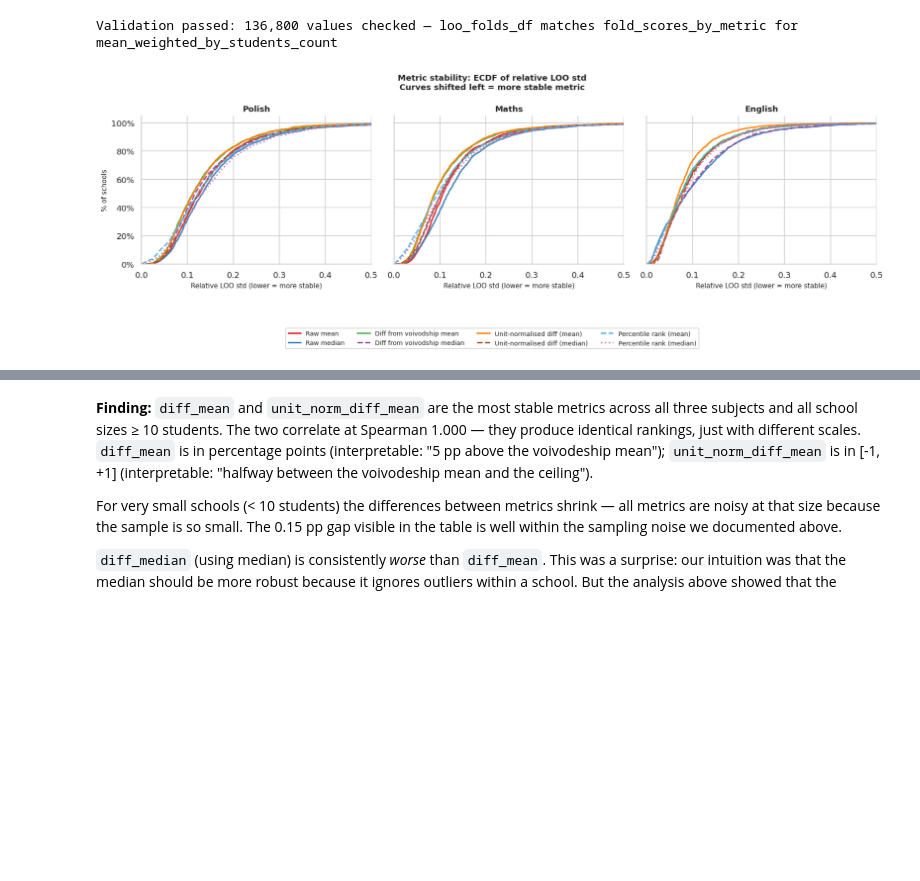
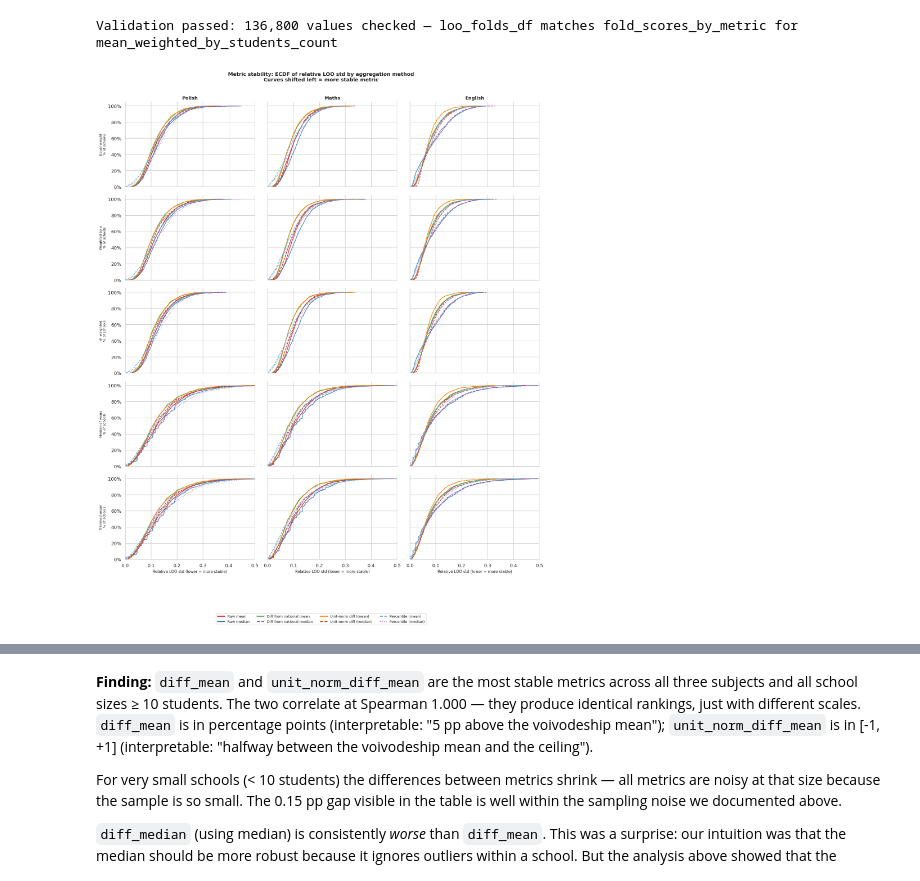
Before and after one commit to herbakamil/compare-primary-schools-mazowieckie, a Jupyter notebook: notebooks/how_to_measure_school_quality.ipynb, the cells around one changed output, grey strips where cells are left out. Saved outputs shown, nothing was run; the diff lists cells and outputs as text; code cells hidden in the pictures; blank space fills up the shorter version.

```diff
--- a/notebooks/how_to_measure_school_quality.ipynb
+++ b/notebooks/how_to_measure_school_quality.ipynb
@@ -1560,50 +1581,80 @@ validate_loo_folds_df(fold_scores_by_metric, loo_folds_df)
 # %% [output]
 Validation passed: 136,800 values checked — loo_folds_df matches fold_scores_by_metric for mean_weighted_by_students_count
 # %%
-# ── Plot: ECDF of relative LOO std per metric, per subject ───────────────────
+# ── ECDF of relative LOO std: 5 aggregation methods × 3 subjects ─────────────
 METRIC_DISPLAY = {
-    'mean':               ('Raw mean',                       '#e41a1c', '-'),
-    'median':             ('Raw median',                     '#377eb8', '-'),
-    'diff_mean':           ('Diff from voivodship mean',            '#4daf4a', '-'),
-    'diff_median':           ('Diff from voivodship median',          '#984ea3', '--'),
-    'unit_norm_diff_mean': ('Unit-normalised diff (mean)',    '#ff7f00', '-'),
-    'unit_norm_diff_median': ('Unit-normalised diff (median)',  '#a65628', '--'),
-    'pct_mean':           ('Percentile rank (mean)',         '#56b4e9', '--'),
-    'pct_median':         ('Percentile rank (median)',       '#cc79a7', ':'),
+    'mean':                  ('Raw mean',                    '#e41a1c', '-'),
+    'median':                ('Raw median',                  '#377eb8', '-'),
+    'diff_mean':             ('Diff from national mean',     '#4daf4a', '-'),
+    'diff_median':           ('Diff from national median',   '#984ea3', '--'),
+    'unit_norm_diff_mean':   ('Unit-norm diff (mean)',        '#ff7f00', '-'),
+    'unit_norm_diff_median': ('Unit-norm diff (median)',      '#a65628', '--'),
+    'pct_mean':              ('Percentile (mean)',            '#56b4e9', '--'),
+    'pct_median':            ('Percentile (median)',          '#cc79a7', ':'),
 }
 
-fig, axes = plt.subplots(1, 3, figsize=(15, 5), sharey=True)
+AGG_METHOD_LABELS = {
+    'mean':                                'Equal weight',
+    'mean_weighted_by_students_count':     'Weighted by n',
+    'mean_weighted_by_students_count_sqrt':'√n-weighted',
+    'median':                              'Median of years',
+    'trimmed_mean':                        'Trimmed mean',
+}
 
-for ax, subject in zip(axes, core_short):
-    sub = loo[loo['subject'] == subject]
-    for metric_name, (label, color, ls) in METRIC_DISPLAY.items():
-        col = f'rel_{metric_name}'
-        if col not in sub.columns:
-            continue
-        x = np.sort(sub[col].dropna().values)
-        y = np.arange(1, len(x) + 1) / len(x) * 100
-        ax.plot(x, y, label=label, color=color, lw=2, ls=ls, alpha=0.9)
+fig, axes = plt.subplots(
+    len(AGG_METHODS), len(core_short),
+    figsize=(15, 3.5 * len(AGG_METHODS)),
+    sharey=True, sharex=True,
+)
 
-    ax.set_title(SUBJECT_LABELS[subject], fontsize=11, fontweight='bold')
+for row_index, agg_method in enumerate(AGG_METHODS):
+    agg_subset = loo_stability_df[loo_stability_df['aggregation_method'] == agg_method]
+    for col_index, subject in enumerate(core_short):
+        ax = axes[row_index, col_index]
+        subject_subset = agg_subset[agg_subset['subject'] == subject]
+
+        for metric_name, (label, color, linestyle) in METRIC_DISPLAY.items():
+            relative_std_col = f'rel_{metric_name}'
+            if relative_std_col not in subject_subset.columns:
+                continue
+            sorted_values = np.sort(subject_subset[relative_std_col].dropna().values)
+            if len(sorted_values) == 0:
+                continue
+            cumulative_pct = np.arange(1, len(sorted_values) + 1) / len(sorted_values) * 100
+            ax.plot(sorted_values, cumulative_pct, label=label,
+                    color=color, lw=1.5, ls=linestyle, alpha=0.9)
+
+        if row_index == 0:
+            ax.set_title(SUBJECT_LABELS[subject], fontsize=11, fontweight='bold')
+        if col_index == 0:
+            ax.set_ylabel(
+                f'{AGG_METHOD_LABELS[agg_method]}\n% of schools',
+                fontsize=8,
+            )
+            ax.yaxis.set_major_formatter(ticker.PercentFormatter(decimals=0))
+        ax.set_xlim(0, 0.5)
+        ax.set_ylim(0, 105)
+        ax.spines[['top', 'right']].set_visible(False)
+
+for ax in axes[-1]:
     ax.set_xlabel('Relative LOO std (lower = more stable)', fontsize=9)
-    ax.set_xlim(0, 0.5)
-    ax.spines[['top', 'right']].set_visible(False)
 
-axes[0].set_ylabel('% of schools', fontsize=9)
-axes[0].yaxis.set_major_formatter(ticker.PercentFormatter(decimals=0))
-axes[0].set_ylim(0, 105)
-
-handles = [mlines.Line2D([], [], color=c, lw=2, ls=ls, label=label)
-           for label, c, ls in METRIC_DISPLAY.values()]
-fig.legend(handles=handles, loc='lower center', ncol=4, fontsize=8.5,
-           framealpha=0.9, bbox_to_anchor=(0.5, -0.06))
+legend_handles = [
+    mlines.Line2D([], [], color=color, lw=2, ls=linestyle, label=label)
+    for label, color, linestyle in METRIC_DISPLAY.values()
+]
+fig.legend(
+    handles=legend_handles,
+    loc='lower center', ncol=4, fontsize=8.5,
+    framealpha=0.9, bbox_to_anchor=(0.5, -0.04),
+)
 fig.suptitle(
-    'Metric stability: ECDF of relative LOO std\n'
+    'Metric stability: ECDF of relative LOO std by aggregation method\n'
     'Curves shifted left = more stable metric',
-    fontsize=11, fontweight='bold',
+    fontsize=12, fontweight='bold', y=1.005,
 )
-plt.tight_layout(rect=[0, 0.14, 1, 1])
+plt.tight_layout(rect=[0, 0.05, 1, 1])
 plt.show()
 # %% [output]
-[figure, old version]
+[figure, new version]
 # %%
```
Also changed, not shown: parts of 6 cells of this notebook.
